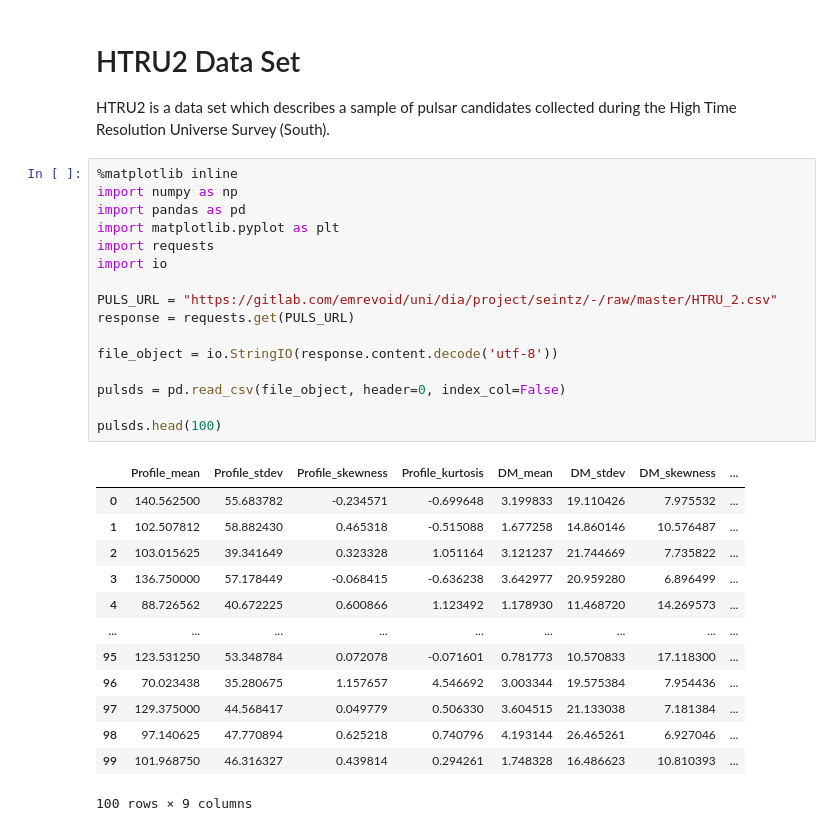
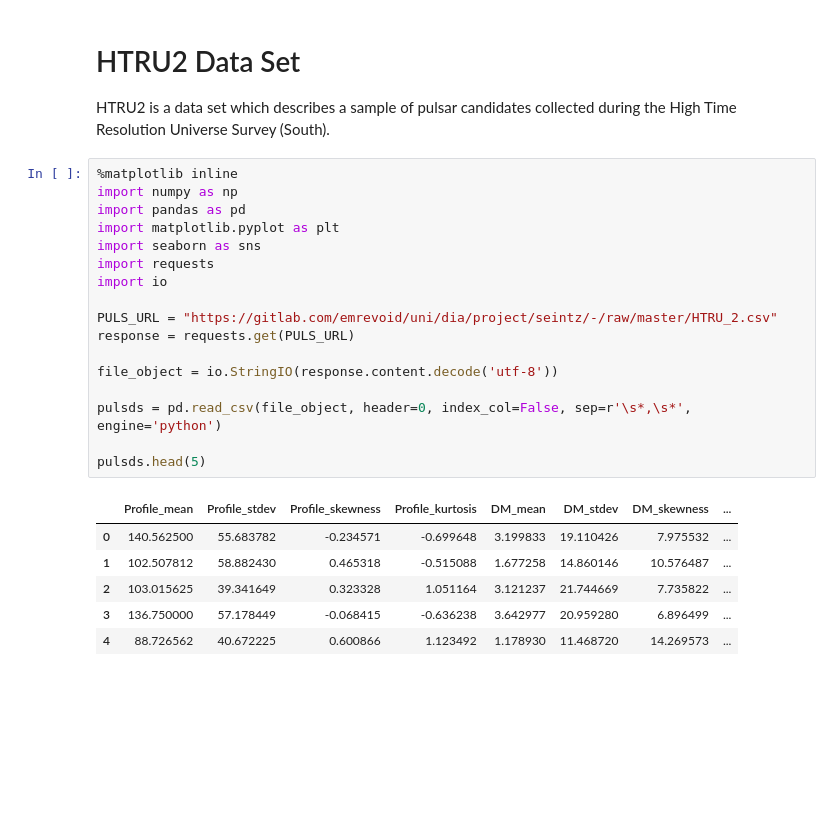
Before and after one commit to seintzz/di-project, a Jupyter notebook: Project.ipynb, the cells around one changed output. Saved outputs shown, nothing was run; the diff lists cells and outputs as text; blank space fills up the shorter version.

```diff
--- a/Project.ipynb
+++ b/Project.ipynb
@@ -5,30 +5,24 @@ HTRU2 is a data set which describes a sample of pulsar candidates collected duri
 # %%
 %matplotlib inline
 import numpy as np
 import pandas as pd
 import matplotlib.pyplot as plt
+import seaborn as sns
 import requests
 import io
 
 PULS_URL = "https://gitlab.com/emrevoid/uni/dia/project/seintz/-/raw/master/HTRU_2.csv"
 response = requests.get(PULS_URL)
 
 file_object = io.StringIO(response.content.decode('utf-8'))
 
-pulsds = pd.read_csv(file_object, header=0, index_col=False)
+pulsds = pd.read_csv(file_object, header=0, index_col=False, sep=r'\s*,\s*', engine='python')
 
-pulsds.head(100)
+pulsds.head(5)
 # %% [output]
 |  | Profile_mean | Profile_stdev | Profile_skewness | Profile_kurtosis | DM_mean | DM_stdev | DM_skewness | ... |
 | 0 | 140.562500 | 55.683782 | -0.234571 | -0.699648 | 3.199833 | 19.110426 | 7.975532 | ... |
 | 1 | 102.507812 | 58.882430 | 0.465318 | -0.515088 | 1.677258 | 14.860146 | 10.576487 | ... |
 | 2 | 103.015625 | 39.341649 | 0.323328 | 1.051164 | 3.121237 | 21.744669 | 7.735822 | ... |
 | 3 | 136.750000 | 57.178449 | -0.068415 | -0.636238 | 3.642977 | 20.959280 | 6.896499 | ... |
 | 4 | 88.726562 | 40.672225 | 0.600866 | 1.123492 | 1.178930 | 11.468720 | 14.269573 | ... |
-| ... | ... | ... | ... | ... | ... | ... | ... | ... |
-| 95 | 123.531250 | 53.348784 | 0.072078 | -0.071601 | 0.781773 | 10.570833 | 17.118300 | ... |
-| 96 | 70.023438 | 35.280675 | 1.157657 | 4.546692 | 3.003344 | 19.575384 | 7.954436 | ... |
-| 97 | 129.375000 | 44.568417 | 0.049779 | 0.506330 | 3.604515 | 21.133038 | 7.181384 | ... |
-| 98 | 97.140625 | 47.770894 | 0.625218 | 0.740796 | 4.193144 | 26.465261 | 6.927046 | ... |
-| 99 | 101.968750 | 46.316327 | 0.439814 | 0.294261 | 1.748328 | 16.486623 | 10.810393 | ... |
-100 rows × 9 columns
```
Also changed, not shown: parts of 11 cells of this notebook.
